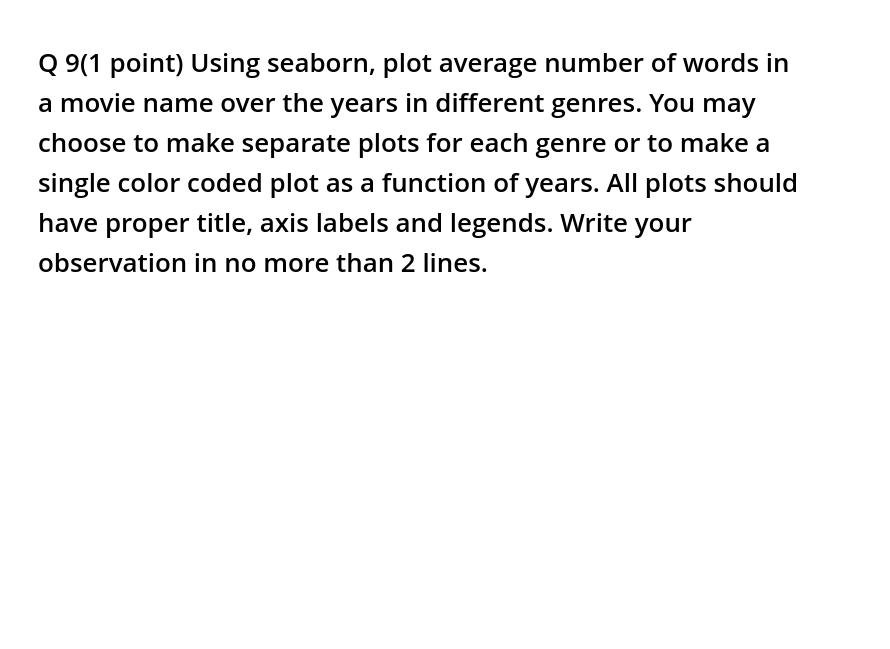
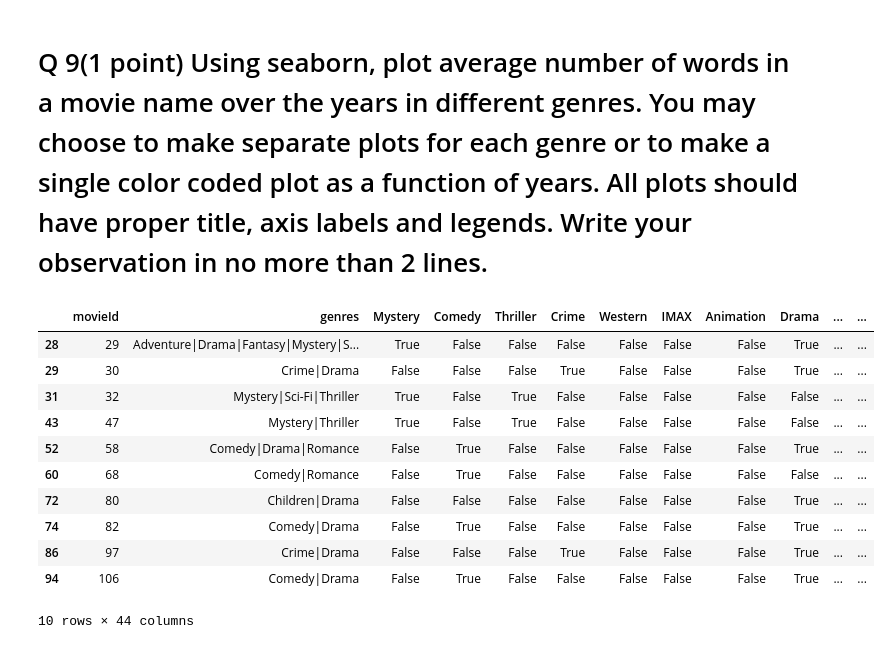
Before and after one commit to bhershdu/du_4447_homework, a Jupyter notebook: week_07/hw7_movie_analysis_using_pandas.ipynb, the cells around one changed output. Saved outputs shown, nothing was run; the diff lists cells and outputs as text; code cells hidden in the pictures; blank space fills up the shorter version.

```diff
--- a/week_07/hw7_movie_analysis_using_pandas.ipynb
+++ b/week_07/hw7_movie_analysis_using_pandas.ipynb
@@ -190,0 +234,31 @@ there was a rapid increase in the number of movies per year around 1980, but tha
+# %%
+# Write your code here.
+paren_re = ".*(\(.*\)).*"
+def word_count(title):
+    # only count words that fall outside a foreign title which appears inside ()'s
+    m = re.search(paren_re, title)
+    if m is not None:
+        g = m.groups()[0]
+        mod_title = title.replace(g, "").strip()
+    else:
+        mod_title = title
+    return len(mod_title.split(" "))
+count_columns = {}
+for g in list(unique_genre):
+    col_name = f'wc_{g}'
+    count_columns[g] = col_name
+    movie_wo_title[col_name] = movie_wo_title[movie_wo_title[g]]["movie_title"].apply(word_count)
+movie_wo_title[movie_wo_title["movie_title"].str.contains("(", regex=False)].head(10)
+# %% [output]
+|  | movieId | genres | Mystery | Comedy | Thriller | Crime | Western | IMAX | Animation | Drama | ... | ... |
+| 28 | 29 | Adventure|Drama|Fantasy|Mystery|S... | True | False | False | False | False | False | False | True | ... | ... |
+| 29 | 30 | Crime|Drama | False | False | False | True | False | False | False | True | ... | ... |
+| 31 | 32 | Mystery|Sci-Fi|Thriller | True | False | True | False | False | False | False | False | ... | ... |
+| 43 | 47 | Mystery|Thriller | True | False | True | False | False | False | False | False | ... | ... |
+| 52 | 58 | Comedy|Drama|Romance | False | True | False | False | False | False | False | True | ... | ... |
+| 60 | 68 | Comedy|Romance | False | True | False | False | False | False | False | False | ... | ... |
+| 72 | 80 | Children|Drama | False | False | False | False | False | False | False | True | ... | ... |
+| 74 | 82 | Comedy|Drama | False | True | False | False | False | False | False | True | ... | ... |
+| 86 | 97 | Crime|Drama | False | False | False | True | False | False | False | True | ... | ... |
+| 94 | 106 | Comedy|Drama | False | True | False | False | False | False | False | True | ... | ... |
+10 rows × 44 columns
```
Also changed, not shown: parts of 11 cells of this notebook.
